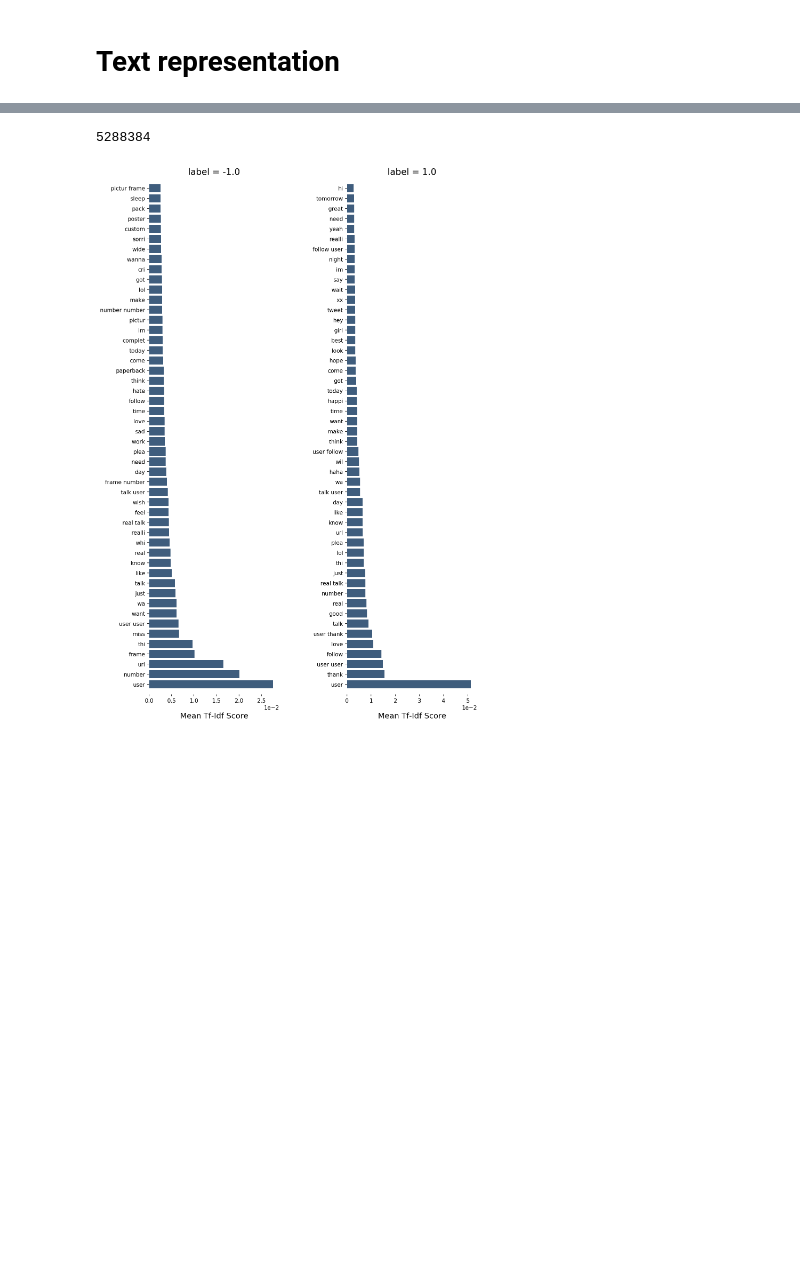
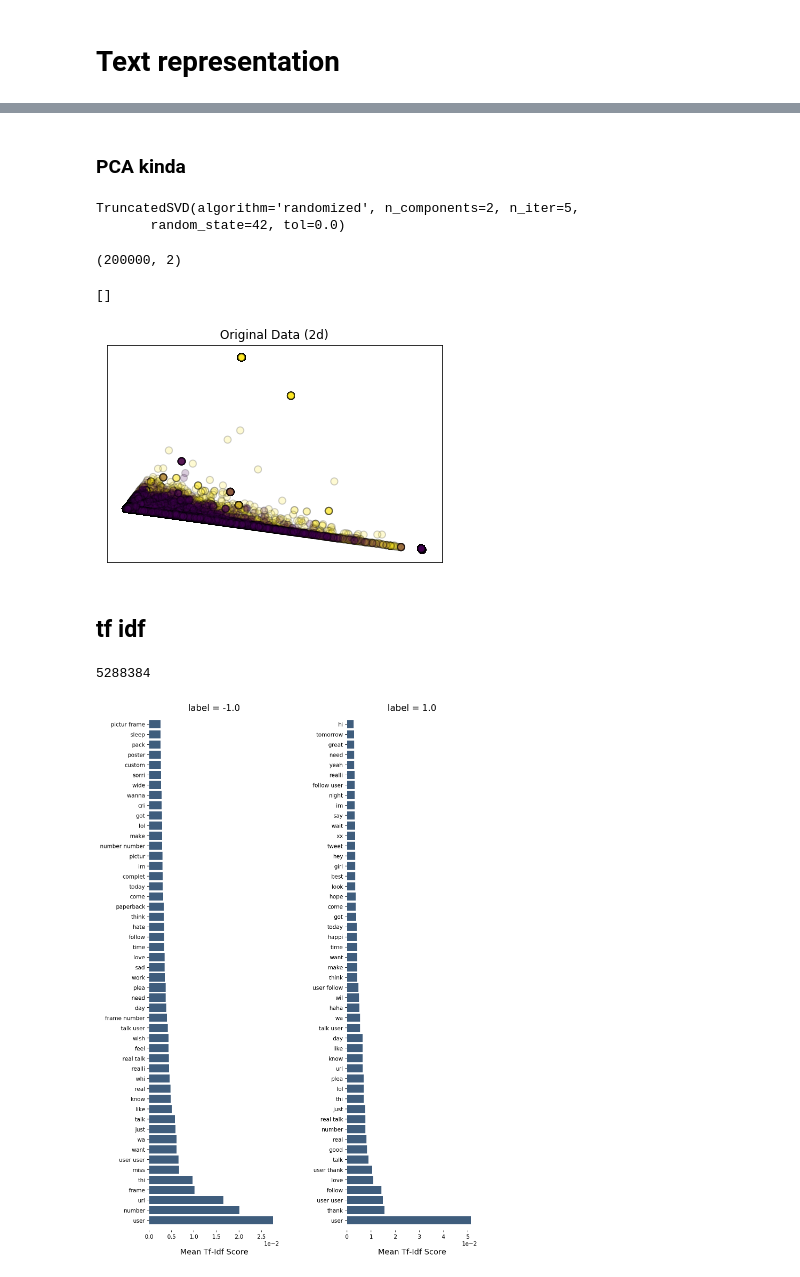
Before and after one commit to LeoWirz/MLproject2, a Jupyter notebook: code/Twitter_LW.ipynb, the cells around one changed output, grey strips where cells are left out. Cells and saved outputs as stored; diff of their text form; code cells hidden in the pictures; blank space fills up the shorter version.

```diff
--- a/code/Twitter_LW.ipynb
+++ b/code/Twitter_LW.ipynb
@@ -88,3 +168,38 @@ test_data_cleaned = cleaner.apply_to_all(test_data)
+# %% [markdown]
+### PCA kinda
+# %%
+from sklearn.decomposition import TruncatedSVD
+svd = TruncatedSVD(n_components=2, random_state=42)
+svd.fit(train_data_tdidf)
+# %% [output]
+TruncatedSVD(algorithm='randomized', n_components=2, n_iter=5,
+       random_state=42, tol=0.0)
+# %%
+train_data_cleaned_vect_reduced = svd.fit_transform(train_data_tdidf)
+# %%
+a = [0 if v is None else v for v in train_data_cleaned_vect_reduced]
+# %%
+a = np.array(a)
+a.shape
+# %% [output]
+(200000, 2)
+# %%
+ax = plt.subplot()
+ax.scatter(
+    a[:, 0],
+    a[:, 1],
+    c=train_target,
+    s=50,
+    edgecolor='k',
+    alpha=0.2)
+ax.set_title("Original Data (2d)")
+ax.set_xticks(())
+ax.set_yticks(())
+# %% [output]
+[]
+[figure, added]
+# %% [markdown]
+## tf idf
 # %%
 tfidf_vect = TfidfVectorizer(ngram_range=(1, 2), stop_words='english', max_df=0.8)
 # %%
```
Also changed, not shown: parts of 28 cells of this notebook, 3 other files.
